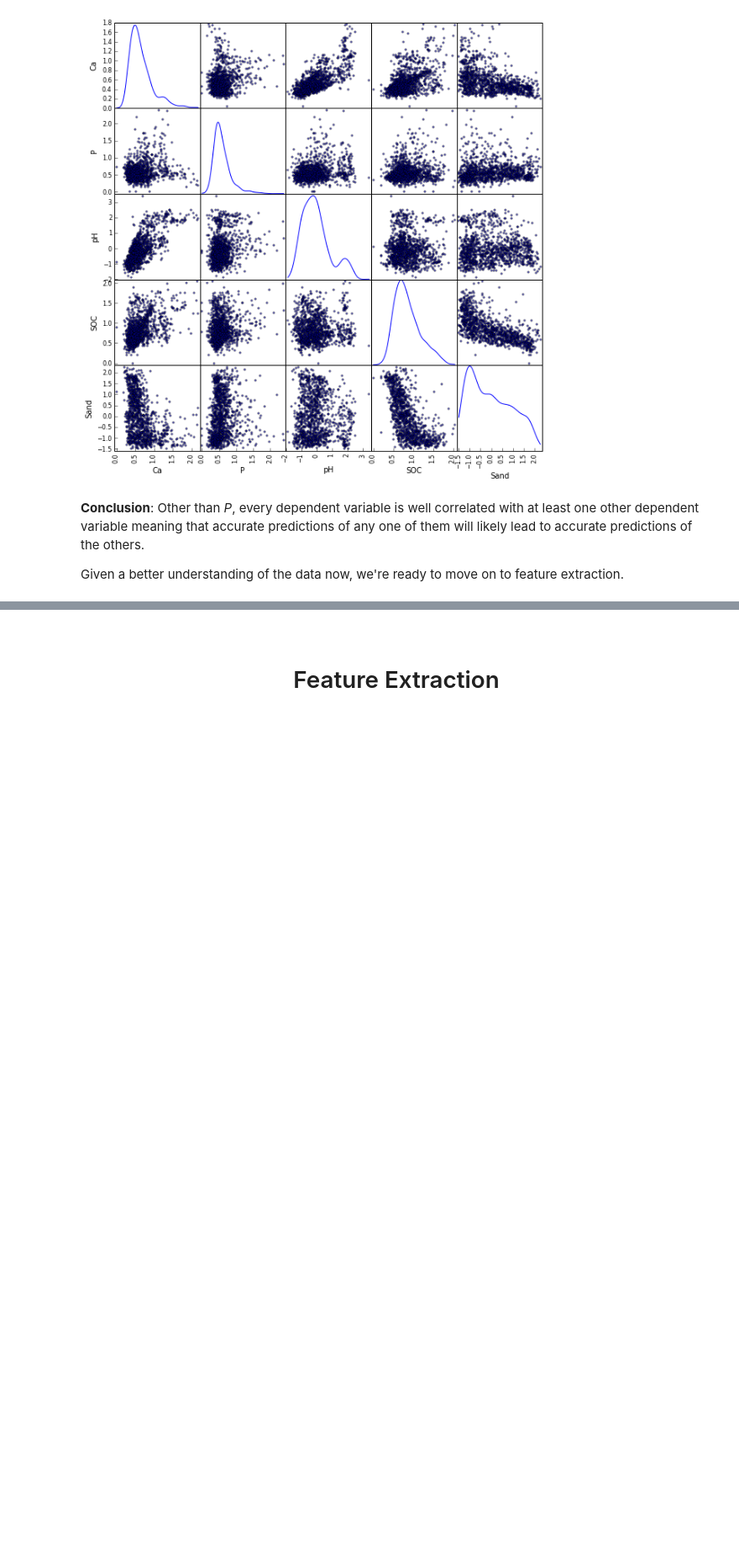
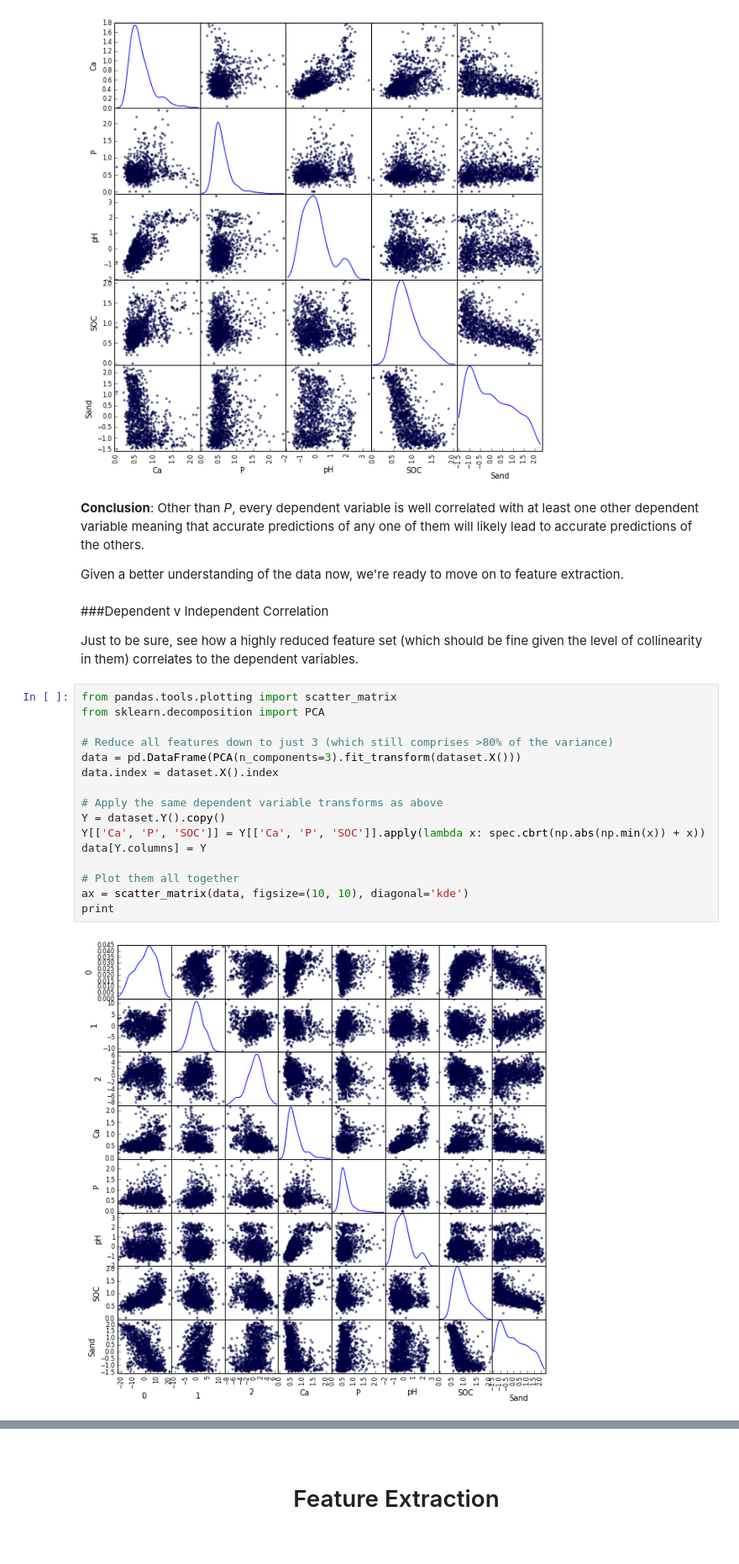
Before and after one commit to eric-czech/portfolio, a Jupyter notebook: demonstrative/python/notebooks/kaggle_soil.ipynb, the cells around one changed output, grey strips where cells are left out. Shown at 84% size. Saved outputs shown, nothing was run; the diff lists cells and outputs as text; blank space fills up the shorter version.

```diff
--- a/demonstrative/python/notebooks/kaggle_soil.ipynb
+++ b/demonstrative/python/notebooks/kaggle_soil.ipynb
@@ -268,3 +241,25 @@ array([[<matplotlib.axes._subplots.AxesSubplot object at 0x...>,
 <strong>Conclusion</strong>:  Other than _P_, every dependent variable is well correlated with at least one other dependent variable meaning that accurate predictions of any one of them will likely lead to accurate predictions of the others.
 
 Given a better understanding of the data now, we're ready to move on to feature extraction.
+# %% [markdown]
+###Dependent v Independent Correlation
+
+Just to be sure, see how a highly reduced feature set (which should be fine given the level of collinearity in them) correlates to the dependent variables.
+# %%
+from pandas.tools.plotting import scatter_matrix
+from sklearn.decomposition import PCA
+
+# Reduce all features down to just 3 (which still comprises >80% of the variance)
+data = pd.DataFrame(PCA(n_components=3).fit_transform(dataset.X()))
+data.index = dataset.X().index
+
+# Apply the same dependent variable transforms as above
+Y = dataset.Y().copy()
+Y[['Ca', 'P', 'SOC']] = Y[['Ca', 'P', 'SOC']].apply(lambda x: spec.cbrt(np.abs(np.min(x)) + x))
+data[Y.columns] = Y
+
+# Plot them all together
+ax = scatter_matrix(data, figsize=(10, 10), diagonal='kde')
+print
+# %% [output]
+[figure, added]
```
Also changed, not shown: parts of 51 cells of this notebook.
